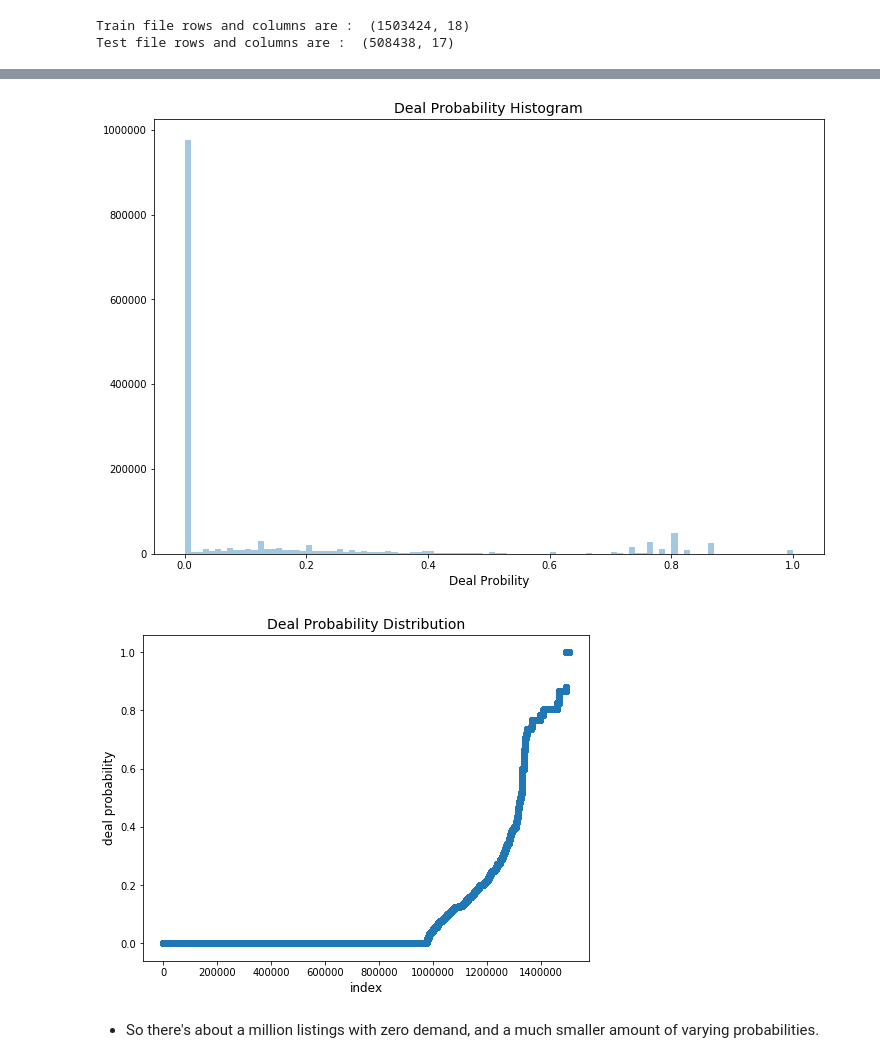
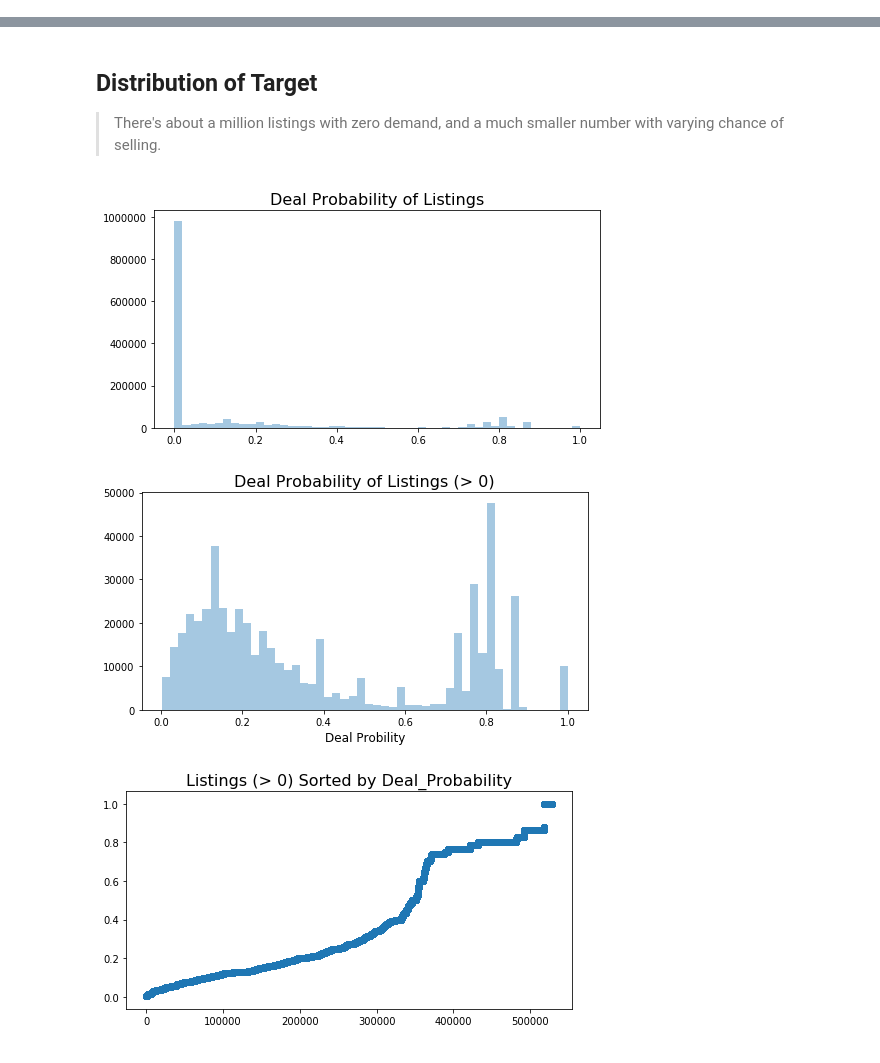
Before and after one commit to MiguelNiblock/Deep-NLP_Predicting-Ad-Demand, a Jupyter notebook: Proposal and EDA.ipynb, the cells around one changed output, grey strips where cells are left out. Cells and saved outputs as stored; diff of their text form; code cells hidden in the pictures.

Commit message:
added visuals to proposal eda

```diff
--- a/Proposal and EDA.ipynb
+++ b/Proposal and EDA.ipynb
@@ -38,11 +39,6 @@ import numpy as np
 # %%
-train_df = pd.read_csv("https://onedrive.live.com/download?cid=62B3CEE436FDB342&resid=62B3CEE436FDB342%21107&authkey=AEh-8Y6p9SC7FK0",
+train = pd.read_csv("https://onedrive.live.com/download?cid=62B3CEE436FDB342&resid=62B3CEE436FDB342%21107&authkey=AEh-8Y6p9SC7FK0",
                       compression='zip', parse_dates=["activation_date"])
-test_df = pd.read_csv("https://onedrive.live.com/download?cid=62B3CEE436FDB342&resid=62B3CEE436FDB342%21106&authkey=AAF_zwBmWjNhNGQ",
+test = pd.read_csv("https://onedrive.live.com/download?cid=62B3CEE436FDB342&resid=62B3CEE436FDB342%21106&authkey=AAF_zwBmWjNhNGQ",
                       compression='zip', parse_dates=["activation_date"])
-print("Train file rows and columns are : ", train_df.shape)
-print("Test file rows and columns are : ", test_df.shape)
-# %% [output]
-Train file rows and columns are :  (1503424, 18)
-Test file rows and columns are :  (508438, 17)
 # %%
@@ -54,31 +50,34 @@ train_df.head()
 | 2 | ba83aefab5dc | 91e2f88dd6e3 | Ростовская область | Ростов-на-Дону | Бытовая электроника | Аудио и видео | Видео, DVD и Blu-ray плееры | NaN | NaN | ... |
 | 3 | 02996f1dd2ea | bf5cccea572d | Татарстан | Набережные Челны | Личные вещи | Товары для детей и игрушки | Автомобильные кресла | NaN | NaN | ... |
 | 4 | 7c90be56d2ab | ef50846afc0b | Волгоградская область | Волгоград | Транспорт | Автомобили | С пробегом | ВАЗ (LADA) | 2110 | ... |
+# %% [markdown]
+## Distribution of Target
+
+>There's about a million listings with zero demand, and a much smaller number with varying chance of selling.
 # %%
 # Define deal probabilities and those over zero
-probs = train_df["deal_probability"].values
+probs = train["deal_probability"].values
 probs_no0 = probabilities[probabilities>0]
 
 # Plot probability histogram
-plt.figure(figsize=(10,6))
+plt.figure(figsize=(8,4))
 sns.distplot(probs, kde=False)
-plt.title("Deal Probability Distribution", fontsize=16)
+plt.title("Deal Probability of Listings", fontsize=16)
 plt.show()
 
 # Probabilities > 0 hist
-plt.figure(figsize=(10,6))
+plt.figure(figsize=(8,4))
 sns.distplot(probs_no0, kde=False)
 plt.xlabel('Deal Probility', fontsize=12)
-plt.title("Deal Probability of Listings > 0", fontsize=16)
+plt.title("Deal Probability of Listings (> 0)", fontsize=16)
 plt.show()
 
 # Scatter of sorted probs
-plt.figure(figsize=(10,6))
+plt.figure(figsize=(8,4))
 plt.scatter(range(probs_no0.shape[0]), np.sort(probs_no0))
-plt.title("Listings Sorted by Deal_Probability", fontsize=16)
+plt.title("Listings (> 0) Sorted by Deal_Probability", fontsize=16)
 plt.show()
 # %% [output]
-[figure, old version]
+[figure, new version]
-[figure, old version]
+[figure, new version]
+[figure, added]
-# %% [markdown]
-- So there's about a million listings with zero demand, and a much smaller amount of varying probabilities.
```
Also changed, not shown: parts of 5 cells of this notebook, 1 other file.
